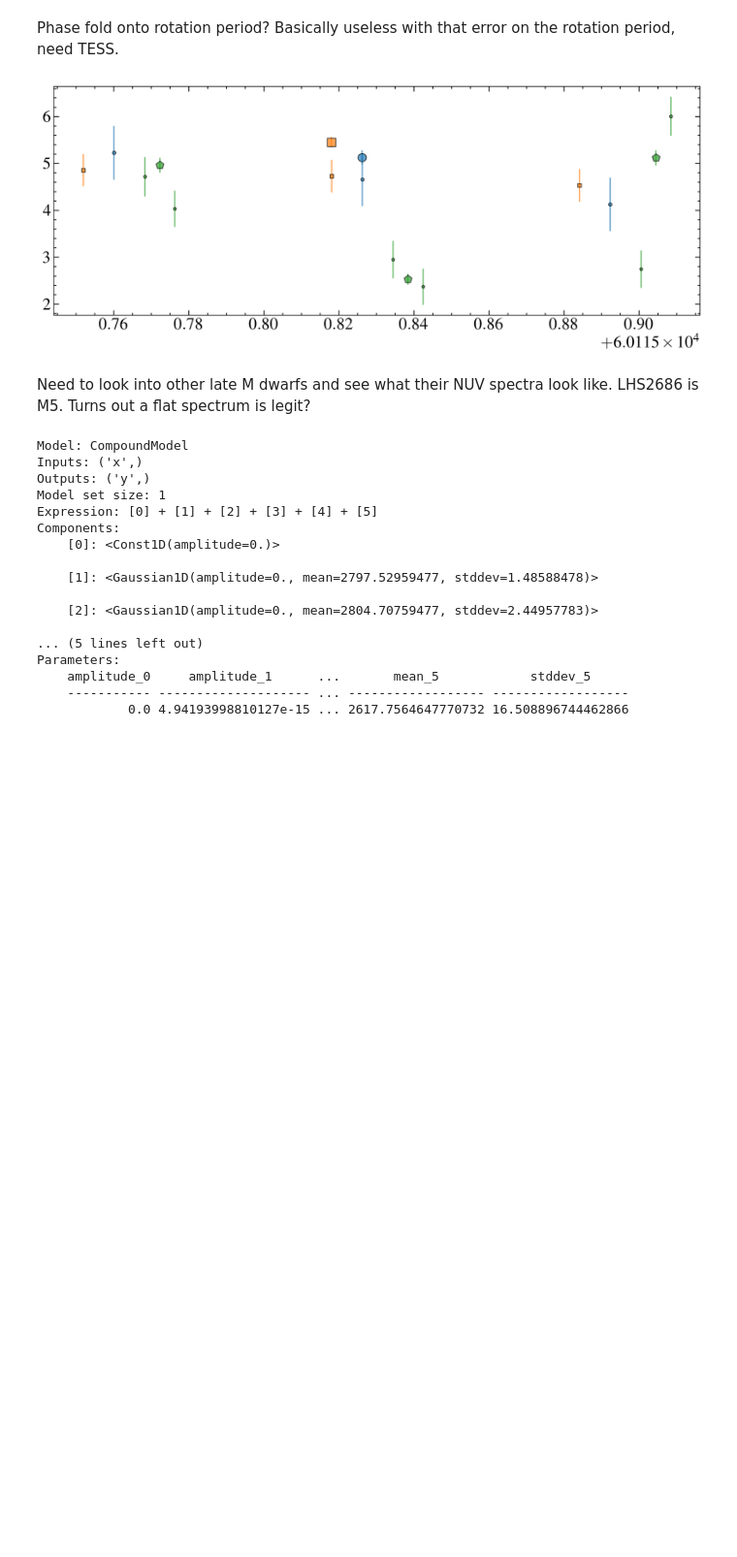
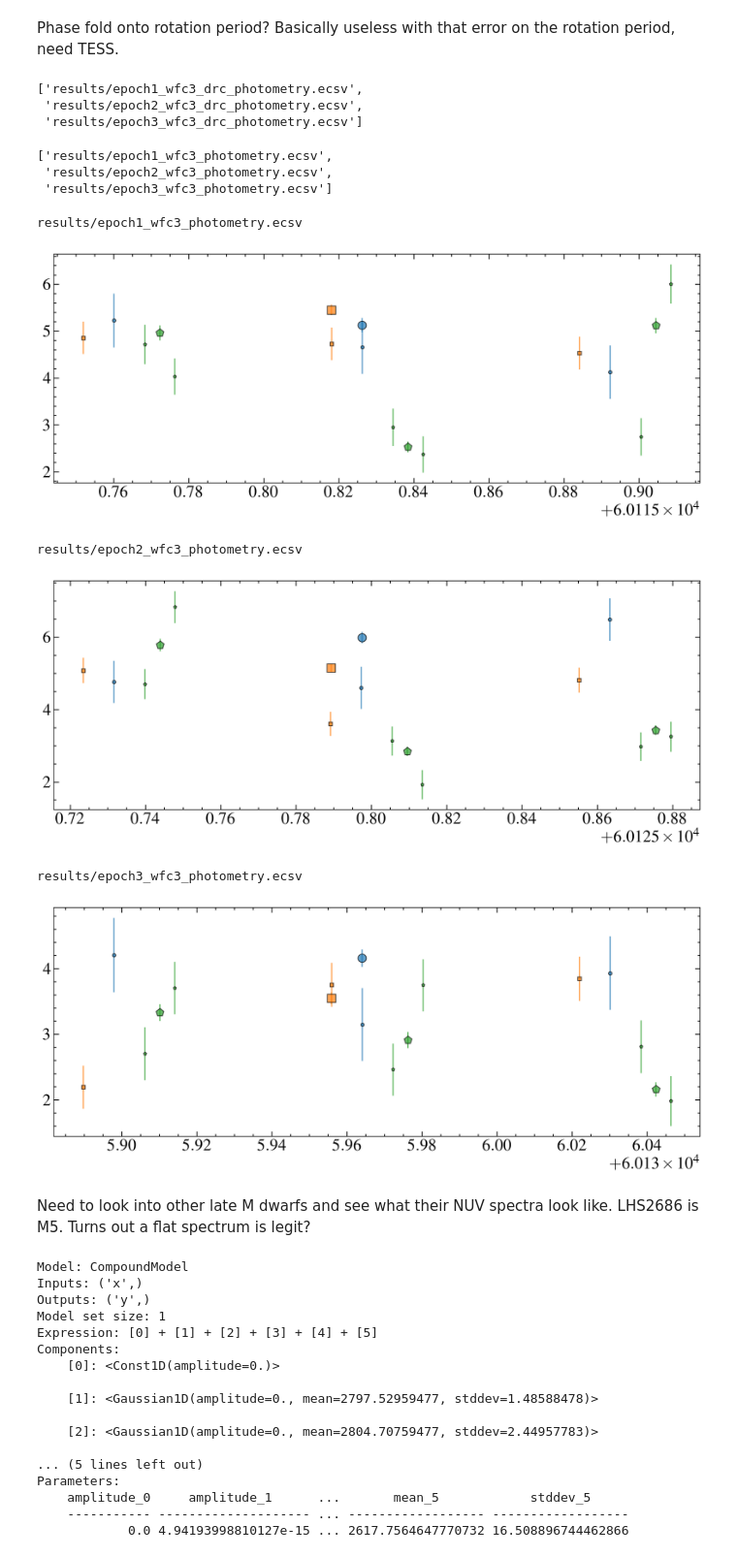
Before and after one commit to davidjwilson/SEDs, a Jupyter notebook: trappist-1/hst_photometry/science.ipynb, the cells around one changed output. Shown at 97% size. Drawn from its saved outputs; the diff is of its cells as text; code cells hidden in the pictures; blank space fills up the shorter version.

```diff
--- a/trappist-1/hst_photometry/science.ipynb
+++ b/trappist-1/hst_photometry/science.ipynb
@@ -268,48 +287,70 @@ Phase fold onto rotation period? Basically useless with that error on the rotati
 #                         marker=m, c=c, markeredgecolor='k', markersize=4, alpha=0.7)
 #         else:
 #             ax.errorbar(((row['EXPSTART']/prot) % 1), row['FLUX']*scale, yerr=row['ERROR']*scale, label = row['FILTER'], marker=m, c=c, markeredgecolor='k', markersize=4, alpha=0.7)
+# %%
+drcs = glob.glob('results/epoch*_wfc3_drc_photometry.ecsv')
+drcs.sort()
+drcs
+# %% [output]
+['results/epoch1_wfc3_drc_photometry.ecsv',
+ 'results/epoch2_wfc3_drc_photometry.ecsv',
+ 'results/epoch3_wfc3_drc_photometry.ecsv']
+# %%
+wfc3
+# %% [output]
+['results/epoch1_wfc3_photometry.ecsv',
+ 'results/epoch2_wfc3_photometry.ecsv',
+ 'results/epoch3_wfc3_photometry.ecsv']
 # %%
-fig, ax = plt.subplots()
 
-for i, phot in enumerate(wfc3[0:1]):
+for i, phot in enumerate(wfc3):
+    print(phot)
+    fig, ax = plt.subplots()
+
     data = Table.read(phot)
     for row in data:
         if row['FILTER'] == 'F280N':
             c = 'C0'
             m = 'o'
         elif row['FILTER'] == 'F275W':
             c = 'C1'
             m ='s'
         elif row['FILTER'] == 'F225W':
             c = 'C2'
             m ='p'
 
         if row['FILTER'] == 'F280N':
             ax.errorbar((row['EXPSTART']+row['EXPEND'])/2, row['FLUX']*scale/10, yerr=row['ERROR']*scale/10, label = '0.1 x {}'.format(row['FILTER']),
                         marker=m, c=c, markeredgecolor='k', markersize=4, alpha=0.7)
         else:
             ax.errorbar((row['EXPSTART']+row['EXPEND'])/2, row['FLUX']*scale, yerr=row['ERROR']*scale, label = row['FILTER'], marker=m, c=c, markeredgecolor='k', markersize=4, alpha=0.7)
 
-drc = data = Table.read('results/epoch1_wfc3_drc_photometry.ecsv')
-for row in data:
-        if row['FILTER'] == 'F280N':
-            c = 'C0'
-            m = 'o'
-        elif row['FILTER'] == 'F275W':
-            c = 'C1'
-            m ='s'
-        elif row['FILTER'] == 'F225W':
-            c = 'C2'
-            m ='p'
+    data = Table.read(drcs[i])
+    for row in data:
+            if row['FILTER'] == 'F280N':
+                c = 'C0'
+                m = 'o'
+            elif row['FILTER'] == 'F275W':
+                c = 'C1'
+                m ='s'
+            elif row['FILTER'] == 'F225W':
+                c = 'C2'
+                m ='p'
 
-        if row['FILTER'] == 'F280N':
-            ax.errorbar((row['EXPSTART']+row['EXPEND'])/2, row['FLUX']*scale/10, yerr=row['ERROR']*scale/10, label = '0.1 x {}'.format(row['FILTER']),
-                        marker=m, c=c, markeredgecolor='k', markersize=10, alpha=0.7)
-        else:
-            ax.errorbar((row['EXPSTART']+row['EXPEND'])/2, row['FLUX']*scale, yerr=row['ERROR']*scale,
-                        label = row['FILTER'], marker=m, c=c, markeredgecolor='k', markersize=10, alpha=0.7)
+            if row['FILTER'] == 'F280N':
+                ax.errorbar((row['EXPSTART']+row['EXPEND'])/2, row['FLUX']*scale/10, yerr=row['ERROR']*scale/10, label = '0.1 x {}'.format(row['FILTER']),
+                            marker=m, c=c, markeredgecolor='k', markersize=10, alpha=0.7)
+            else:
+                ax.errorbar((row['EXPSTART']+row['EXPEND'])/2, row['FLUX']*scale, yerr=row['ERROR']*scale,
+                            label = row['FILTER'], marker=m, c=c, markeredgecolor='k', markersize=10, alpha=0.7)
+    plt.show()
 # %% [output]
+results/epoch1_wfc3_photometry.ecsv
 [figure]
+results/epoch2_wfc3_photometry.ecsv
+[figure, added]
+results/epoch3_wfc3_photometry.ecsv
+[figure, added]
 # %% [markdown]
 Need to look into other late M dwarfs and see what their NUV spectra look like. LHS2686 is M5. Turns out a flat spectrum is legit?
 # %%
```
Also changed, not shown: parts of 9 cells of this notebook, 11 other files.
